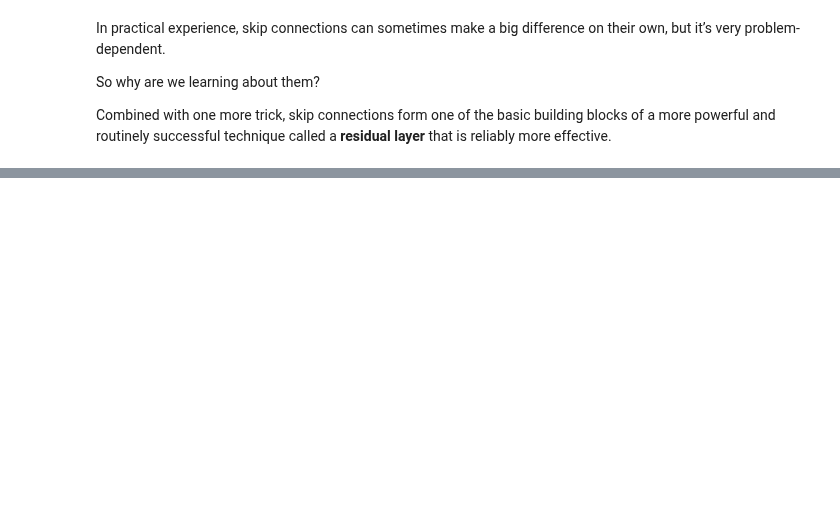
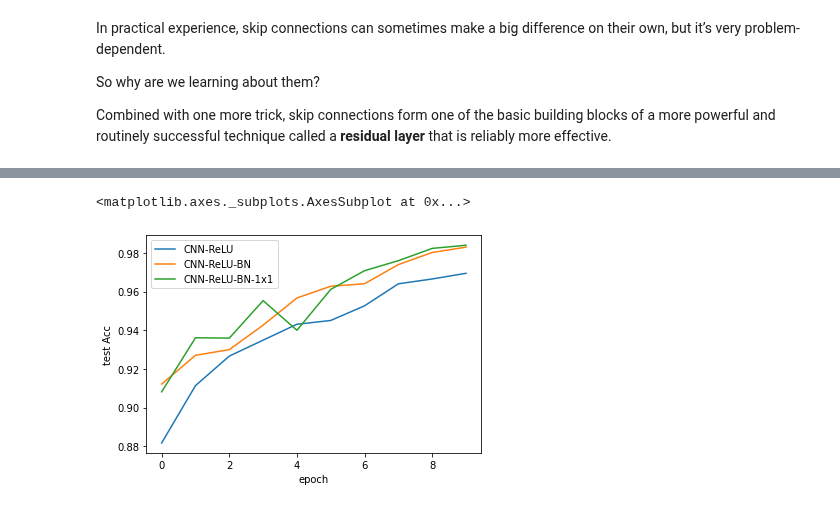
Before and after one commit to rahiakela/deep-learning-research-and-practice, a Jupyter notebook: inside-deep-learing/06-common-design-building-blocks/03_skip_connections.ipynb, the cells around one changed output, grey strips where cells are left out. Saved outputs shown, nothing was run; the diff lists cells and outputs as text; code cells hidden in the pictures; blank space fills up the shorter version.

```diff
--- a/inside-deep-learing/06-common-design-building-blocks/03_skip_connections.ipynb
+++ b/inside-deep-learing/06-common-design-building-blocks/03_skip_connections.ipynb
@@ -519,0 +546,7 @@ called a **residual layer** that is reliably more effective.
+# %%
+def info_share_block(n_filters):
+  return nn.Sequential(
+    nn.Conv2d(n_filters, n_filters, (1, 1), padding=0),
+    nn.BatchNorm2d(n_filters),
+    nn.LeakyReLU()
+  )
@@ -519,0 +572,37 @@ called a **residual layer** that is reliably more effective.
+# %%
+cnn_1x1_model = nn.Sequential(
+  cnn_layer(C, n_filters),
+  cnn_layer(n_filters),
+  info_share_block(n_filters),   # first info block after 2x cnnLayers
+  cnn_layer(n_filters),
+  nn.MaxPool2d((2,2)),
+
+  cnn_layer(n_filters, 2 * n_filters),
+  cnn_layer(2 * n_filters),
+  info_share_block(2 * n_filters),   # second info block after 2x cnnLayers
+  cnn_layer(2 * n_filters),
+  nn.MaxPool2d((2,2)),
+
+  cnn_layer(2 * n_filters, 4 * n_filters),
+  cnn_layer(4 * n_filters),
+  info_share_block(4 * n_filters),   # third info block after 2x cnnLayers
+
+  nn.Flatten(),
+  nn.Linear(D*n_filters//4, classes),
+)
+# %%
+cnn_1x1_results = train_network(cnn_1x1_model,
+                          loss_func,
+                          training_loader,
+                          epochs=10,
+                          test_loader=testing_loader,
+                          score_funcs={"Acc": accuracy_score},
+                          device=device)
+del cnn_1x1_model
+# %%
+sns.lineplot(x="epoch", y="test Acc", data=cnn_relu_results, label="CNN-ReLU")
+sns.lineplot(x="epoch", y="test Acc", data=cnn_bn_results, label="CNN-ReLU-BN")
+sns.lineplot(x="epoch", y="test Acc", data=cnn_1x1_results, label="CNN-ReLU-BN-1x1")
+# %% [output]
+<matplotlib.axes._subplots.AxesSubplot at 0x...>
+[figure, added]
```
Also changed, not shown: parts of 9 cells of this notebook.
